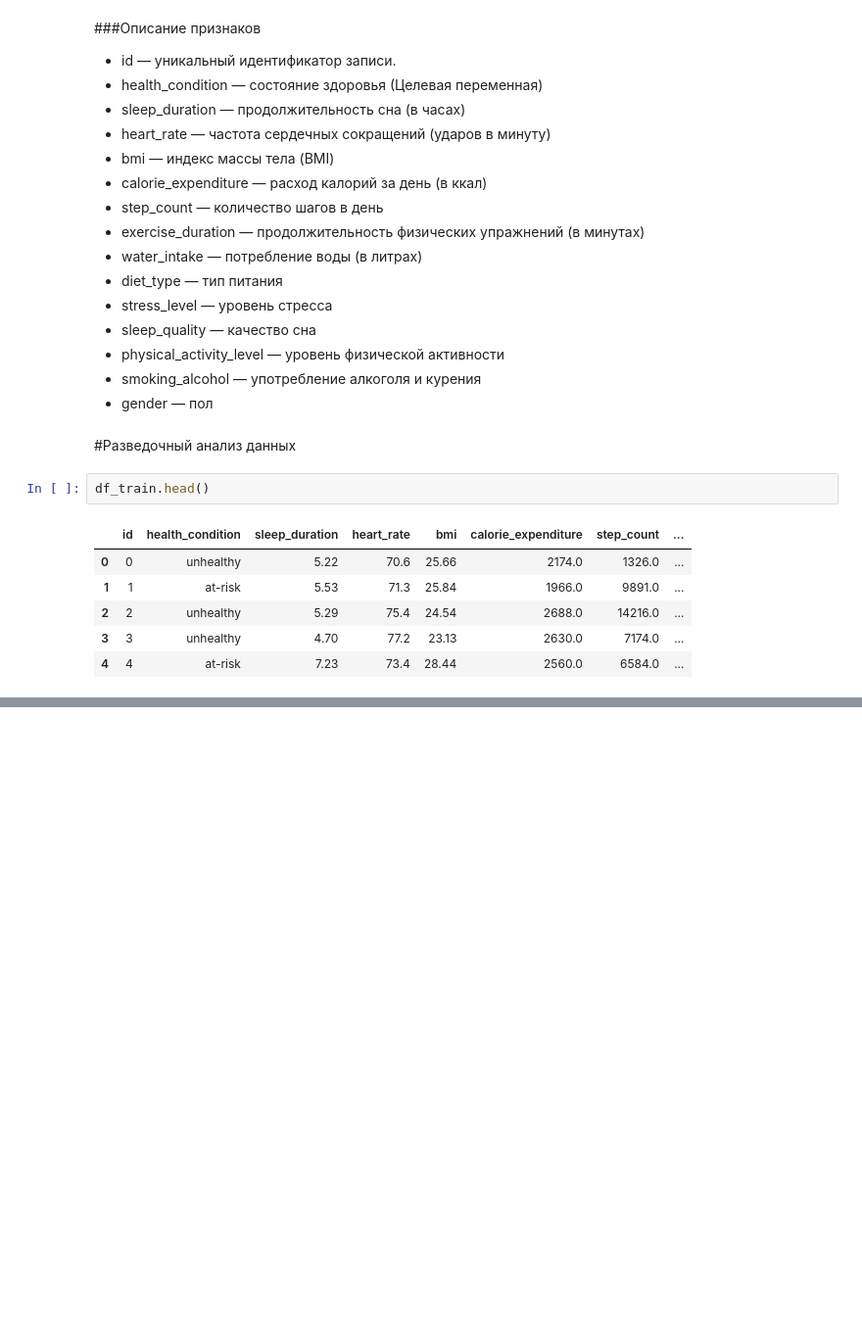
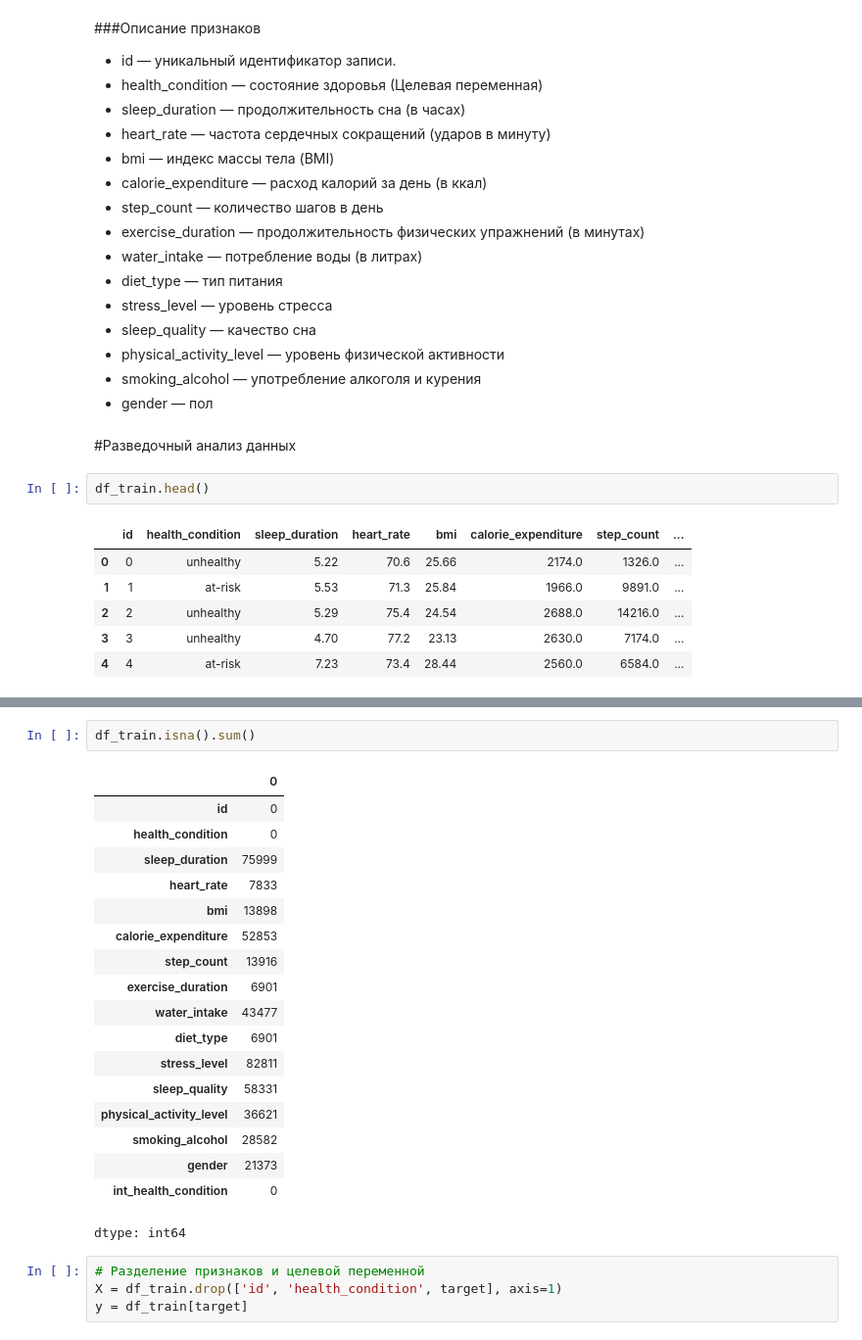
Before and after one commit to maks-t-code/predicting_student_health_risk, a Jupyter notebook: Predicting_Student_Health_Risk.ipynb, the cells around one changed output, grey strips where cells are left out. Shown at 98% size. Saved outputs shown, nothing was run; the diff lists cells and outputs as text; blank space fills up the shorter version.

```diff
--- a/Predicting_Student_Health_Risk.ipynb
+++ b/Predicting_Student_Health_Risk.ipynb
@@ -61,0 +108,25 @@ df_train.head()
+# %%
+df_train.isna().sum()
+# %% [output]
+|  | 0 |
+| id | 0 |
+| health_condition | 0 |
+| sleep_duration | 75999 |
+| heart_rate | 7833 |
+| bmi | 13898 |
+| calorie_expenditure | 52853 |
+| step_count | 13916 |
+| exercise_duration | 6901 |
+| water_intake | 43477 |
+| diet_type | 6901 |
+| stress_level | 82811 |
+| sleep_quality | 58331 |
+| physical_activity_level | 36621 |
+| smoking_alcohol | 28582 |
+| gender | 21373 |
+| int_health_condition | 0 |
+dtype: int64
+# %%
+# Разделение признаков и целевой переменной
+X = df_train.drop(['id', 'health_condition', target], axis=1)
+y = df_train[target]
```
Also changed, not shown: parts of 11 cells of this notebook.
